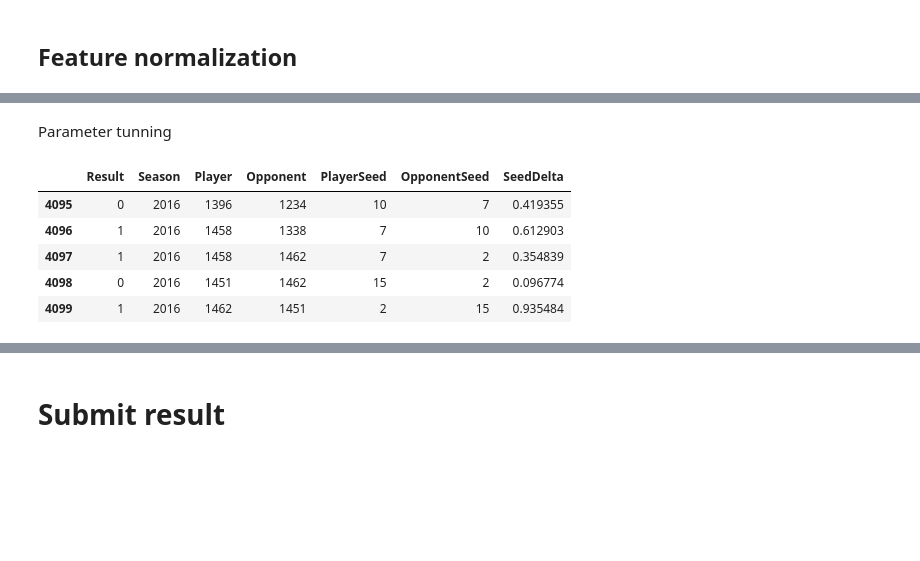
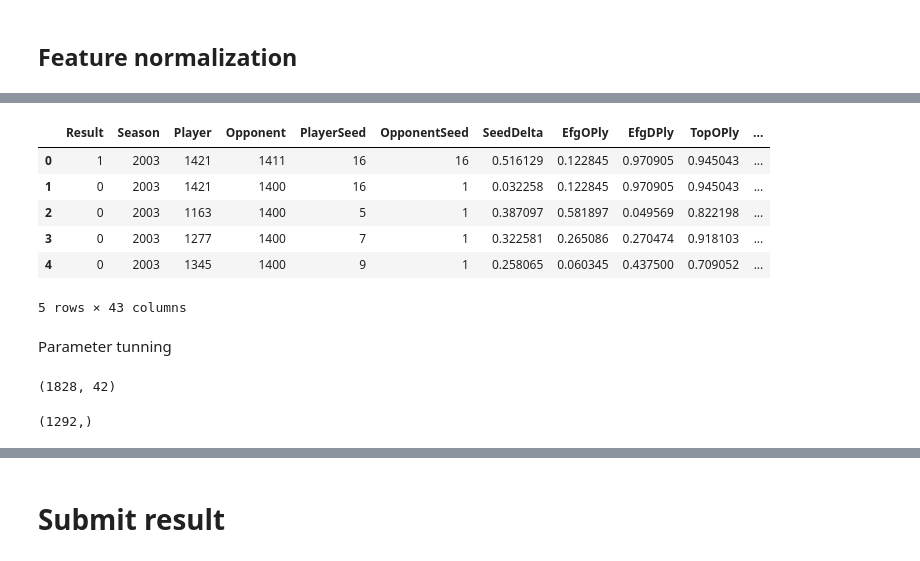
Before and after one commit to wattlebird/KaggleMarchMania2017, a Jupyter notebook: Main2.ipynb, the cells around one changed output, grey strips where cells are left out. Saved outputs shown, nothing was run; the diff lists cells and outputs as text; code cells hidden in the pictures; blank space fills up the shorter version.

```diff
--- a/Main2.ipynb
+++ b/Main2.ipynb
@@ -239,11 +400,17 @@ feature.head()
 # %%
 result['SeedDelta'] = (result['OpponentSeed']-result['PlayerSeed']+16.0)/31
-result['SeedState'] = (17.0-result['PlayerSeed'].values)/16
 result = pd.merge(result, feature, on=['Season', 'Player'])
 result = pd.merge(result, feature, left_on=['Season', 'Opponent'], right_on=['Season', 'Player'], suffixes=["Ply", "Opp"])
-# %%
-# complete record test
-result['SeedDelta'] = (result['OpponentSeed']-result['PlayerSeed']+16.0)/31
 # %%
-result.drop(['PlayerOpp', 'SeedState'], 1, inplace=True)
+result.drop(['PlayerOpp'], 1, inplace=True)
 result = result.rename(columns={"PlayerPly": "Player"})
+# %%
+result.head()
+# %% [output]
+|  | Result | Season | Player | Opponent | PlayerSeed | OpponentSeed | SeedDelta | EfgOPly | EfgDPly | TopOPly | ... |
+| 0 | 1 | 2003 | 1421 | 1411 | 16 | 16 | 0.516129 | 0.122845 | 0.970905 | 0.945043 | ... |
+| 1 | 0 | 2003 | 1421 | 1400 | 16 | 1 | 0.032258 | 0.122845 | 0.970905 | 0.945043 | ... |
+| 2 | 0 | 2003 | 1163 | 1400 | 5 | 1 | 0.387097 | 0.581897 | 0.049569 | 0.822198 | ... |
+| 3 | 0 | 2003 | 1277 | 1400 | 7 | 1 | 0.322581 | 0.265086 | 0.270474 | 0.918103 | ... |
+| 4 | 0 | 2003 | 1345 | 1400 | 9 | 1 | 0.258065 | 0.060345 | 0.437500 | 0.709052 | ... |
+5 rows × 43 columns
@@ -250,14 +467,13 @@ result = result.rename(columns={"PlayerPly": "Player"})
 # %% [markdown]
 Parameter tunning
 # %%
-result.tail()
+result.shape
 # %% [output]
-|  | Result | Season | Player | Opponent | PlayerSeed | OpponentSeed | SeedDelta |
-| 4095 | 0 | 2016 | 1396 | 1234 | 10 | 7 | 0.419355 |
-| 4096 | 1 | 2016 | 1458 | 1338 | 7 | 10 | 0.612903 |
-| 4097 | 1 | 2016 | 1458 | 1462 | 7 | 2 | 0.354839 |
-| 4098 | 0 | 2016 | 1451 | 1462 | 15 | 2 | 0.096774 |
-| 4099 | 1 | 2016 | 1462 | 1451 | 2 | 15 | 0.935484 |
+(1828, 42)
+# %%
+Y.shape
+# %% [output]
+(1292,)
 # %%
 from keras.models import Sequential
 from keras.layers import Dense, Activation
```
Also changed, not shown: parts of 31 cells of this notebook.
